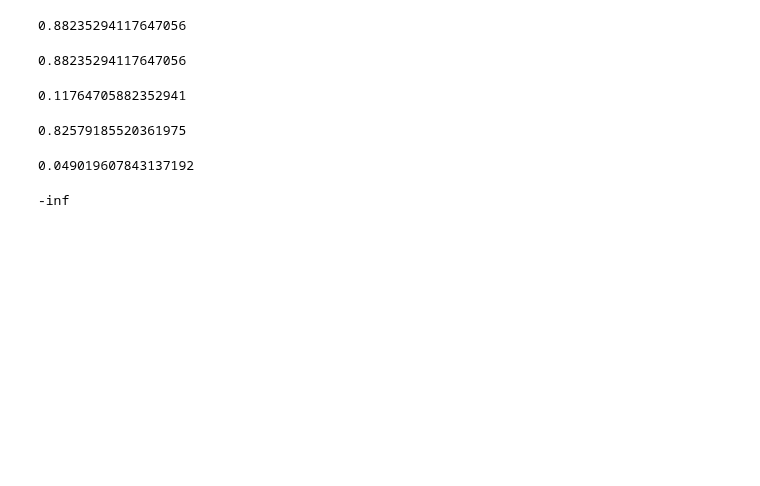
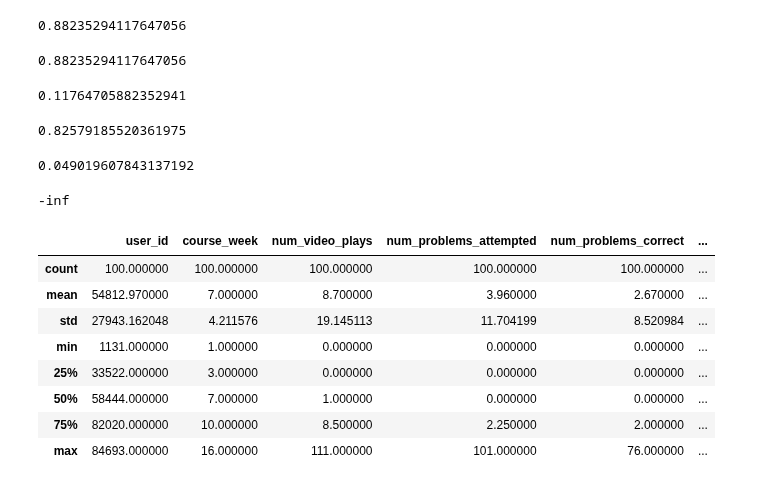
Before and after one commit to kabirkhan/edx_learner_attrition, a Jupyter notebook: workbook.ipynb, the cells around one changed output. Cells and saved outputs as stored; diff of their text form; code cells hidden in the pictures; blank space fills up the shorter version.

```diff
--- a/workbook.ipynb
+++ b/workbook.ipynb
@@ -563,3 +563,17 @@ metrics.recall_score(y_true, y_pred) - metrics.accuracy_score(y_true, y_pred)
 # %%
 # %% [output]
 -inf
+# %%
+h = data.head(100)
+# %%
+h.describe()
+# %% [output]
+|  | user_id | course_week | num_video_plays | num_problems_attempted | num_problems_correct | ... |
+| count | 100.000000 | 100.000000 | 100.000000 | 100.000000 | 100.000000 | ... |
+| mean | 54812.970000 | 7.000000 | 8.700000 | 3.960000 | 2.670000 | ... |
+| std | 27943.162048 | 4.211576 | 19.145113 | 11.704199 | 8.520984 | ... |
+| min | 1131.000000 | 1.000000 | 0.000000 | 0.000000 | 0.000000 | ... |
+| 25% | 33522.000000 | 3.000000 | 0.000000 | 0.000000 | 0.000000 | ... |
+| 50% | 58444.000000 | 7.000000 | 1.000000 | 0.000000 | 0.000000 | ... |
+| 75% | 82020.000000 | 10.000000 | 8.500000 | 2.250000 | 2.000000 | ... |
+| max | 84693.000000 | 16.000000 | 111.000000 | 101.000000 | 76.000000 | ... |
```
Also changed, not shown: parts of 2 cells of this notebook, 2 other files.
